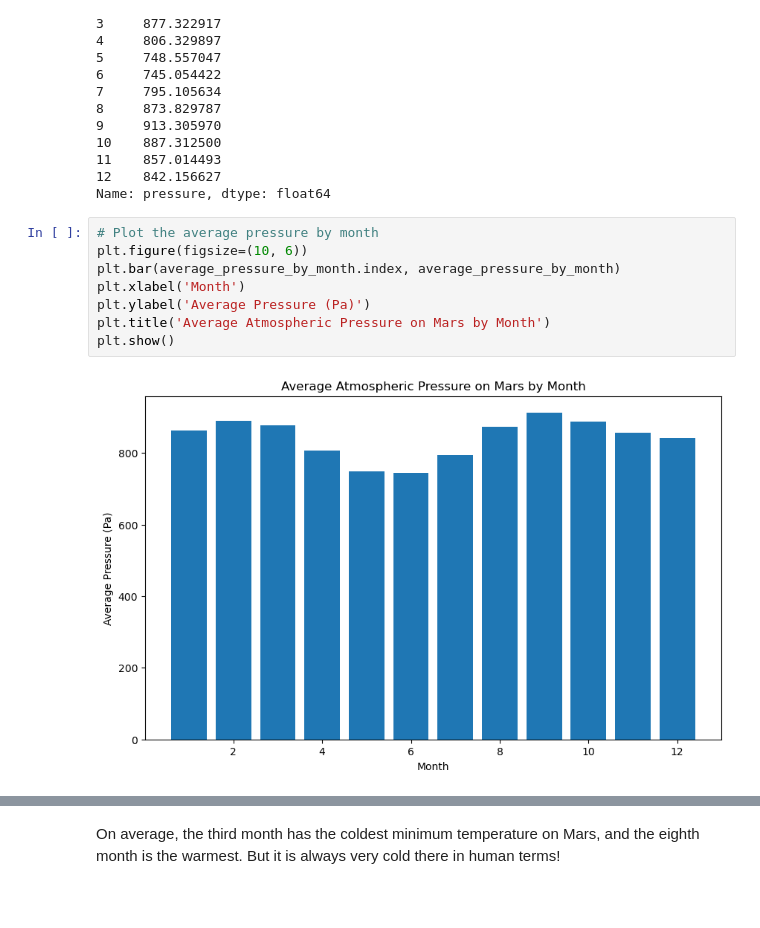
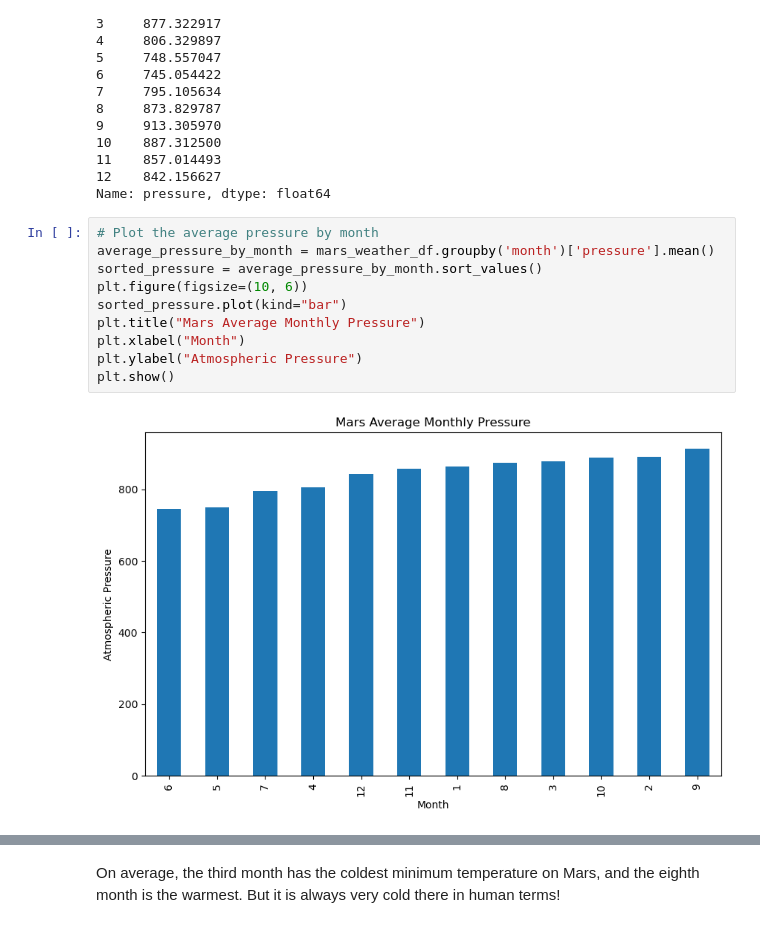
Before and after one commit to Safa297/webscraping_challenge, a Jupyter notebook: part_2_mars_weather.ipynb, the cells around one changed output, grey strips where cells are left out. Saved outputs shown, nothing was run; the diff lists cells and outputs as text; blank space fills up the shorter version.

```diff
--- a/part_2_mars_weather.ipynb
+++ b/part_2_mars_weather.ipynb
@@ -190,13 +191,15 @@ month
 Name: pressure, dtype: float64
 # %%
 # Plot the average pressure by month
+average_pressure_by_month = mars_weather_df.groupby('month')['pressure'].mean()
+sorted_pressure = average_pressure_by_month.sort_values()
 plt.figure(figsize=(10, 6))
-plt.bar(average_pressure_by_month.index, average_pressure_by_month)
-plt.xlabel('Month')
-plt.ylabel('Average Pressure (Pa)')
-plt.title('Average Atmospheric Pressure on Mars by Month')
+sorted_pressure.plot(kind="bar")
+plt.title("Mars Average Monthly Pressure")
+plt.xlabel("Month")
+plt.ylabel("Atmospheric Pressure")
 plt.show()
 # %% [output]
-[figure, old version]
+[figure, new version]
 # %%
 # 5. How many terrestrial (earth) days are there in a Martian year?
```
Also changed, not shown: parts of 3 cells of this notebook.
